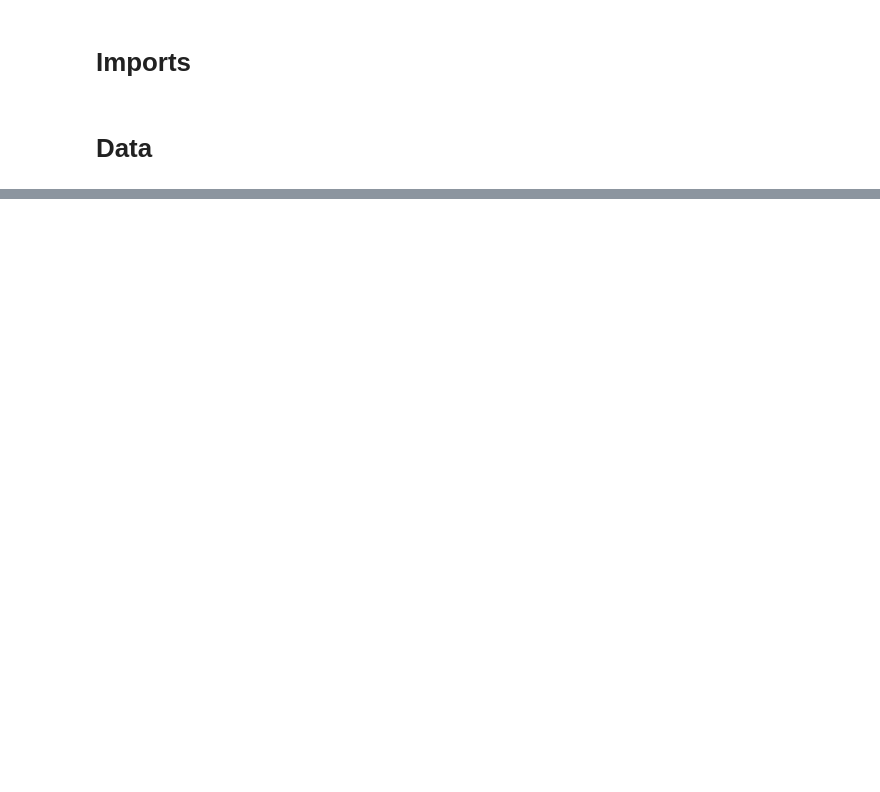
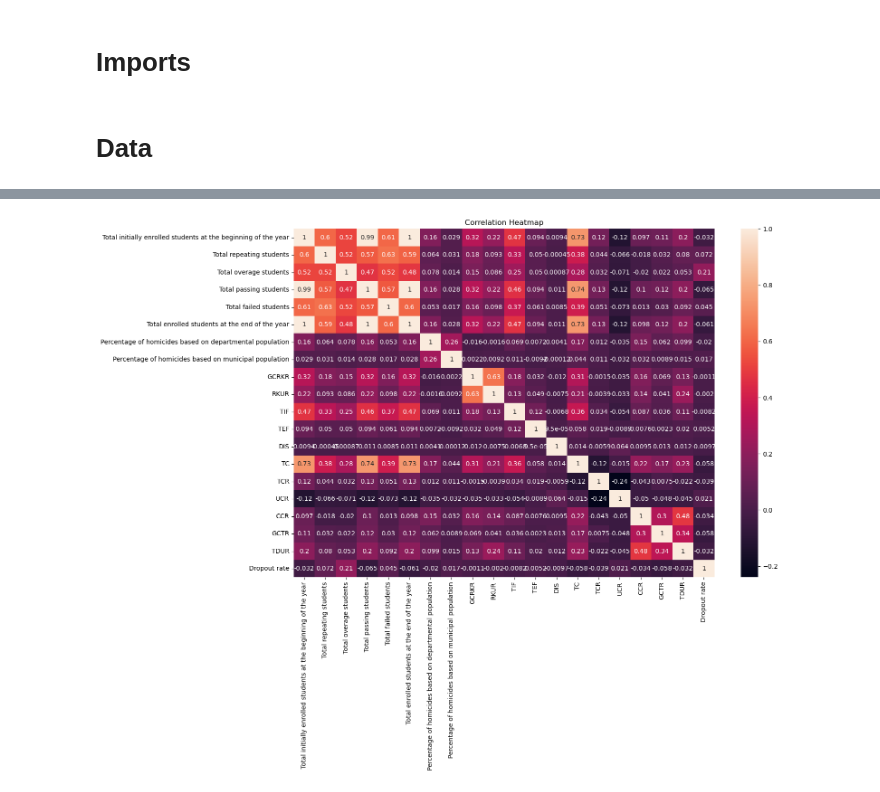
Before and after one commit to guillermo-avelar/dropout-predictor, a Jupyter notebook: notebooks/2.0-ga-diagnostics.ipynb, the cells around one changed output, grey strips where cells are left out. Saved outputs shown, nothing was run; the diff lists cells and outputs as text; code cells hidden in the pictures; blank space fills up the shorter version.

```diff
--- a/notebooks/2.0-ga-diagnostics.ipynb
+++ b/notebooks/2.0-ga-diagnostics.ipynb
@@ -37,0 +93,14 @@ identifiers = ['School ID',
+# %%
+def plot_correlation_heatmap(data, filename, plot_title, wrap_length=20):
+    def wrap_title(title, length):
+        return '\n'.join(textwrap.wrap(title, length))
+
+    fig, ax = plt.subplots(figsize=(15, 10))
+    sns.heatmap(data.corr(), annot=True, ax=ax)
+    ax.set_title(wrap_title(plot_title, wrap_length))
+    plt.savefig(filename)
+    plt.show()
+# %%
+plot_correlation_heatmap(pd.concat([X_num, y], axis=1), '../reports/correlation.png', 'Correlation Heatmap', 20)
+# %% [output]
+[figure, added]
```
Also changed, not shown: parts of 14 cells of this notebook, 12 other files.
